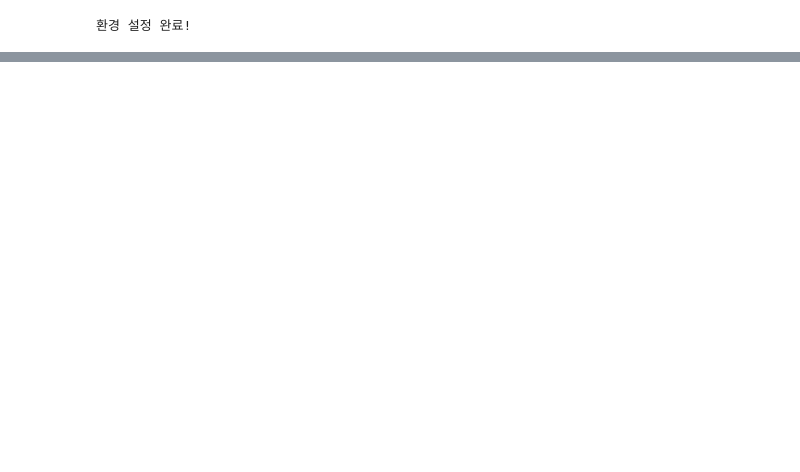
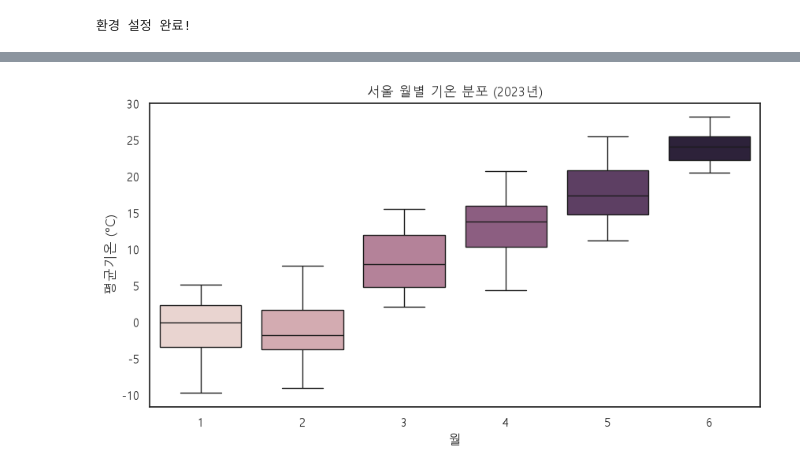
Before and after one commit to xywon0219nate-blip/python-lab, a Jupyter notebook: pandas/14_고급_시각화.ipynb, the cells around one changed output, grey strips where cells are left out. Cells and saved outputs as stored; diff of their text form; code cells hidden in the pictures; blank space fills up the shorter version.

```diff
--- a/pandas/14_고급_시각화.ipynb
+++ b/pandas/14_고급_시각화.ipynb
@@ -82,0 +144,8 @@ plt.show()
+# %%
+# seaborn boxplot — 서울 월별 기온 분포
+df = pd.read_csv('data/OBS_ASOS_DD_20250101.csv')
+df.head()
+df.info()
+# %%
+df['일시'] = pd.to_datetime(df['일시'])
+df.info()
@@ -82,0 +167,7 @@ plt.show()
+# %%
+# '일시' 컬럼을 year, month, day 컬럼으로 분리
+df['year'] = df['일시'].dt.year
+df['month'] = df['일시'].dt.month
+df['day'] = df['일시'].dt.day
+df.head()
+df['month'].value_counts()
@@ -82,0 +183,12 @@ plt.show()
+# %%
+sns.set_theme(style='white', rc={'figure.figsize': (10, 5)})
+plt.rcParams['font.family'] = 'Malgun Gothic'
+sns.boxplot(data=df, x='month', y='평균기온(°C)',
+            hue='month', legend=False)
+sns.color_palette("husl", 9)
+plt.title('서울 월별 기온 분포 (2023년)')
+plt.xlabel('월')
+plt.ylabel('평균기온 (°C)')
+plt.show()
+# %% [output]
+[figure, added]
```
Also changed, not shown: parts of 32 cells of this notebook, 7 other files.
